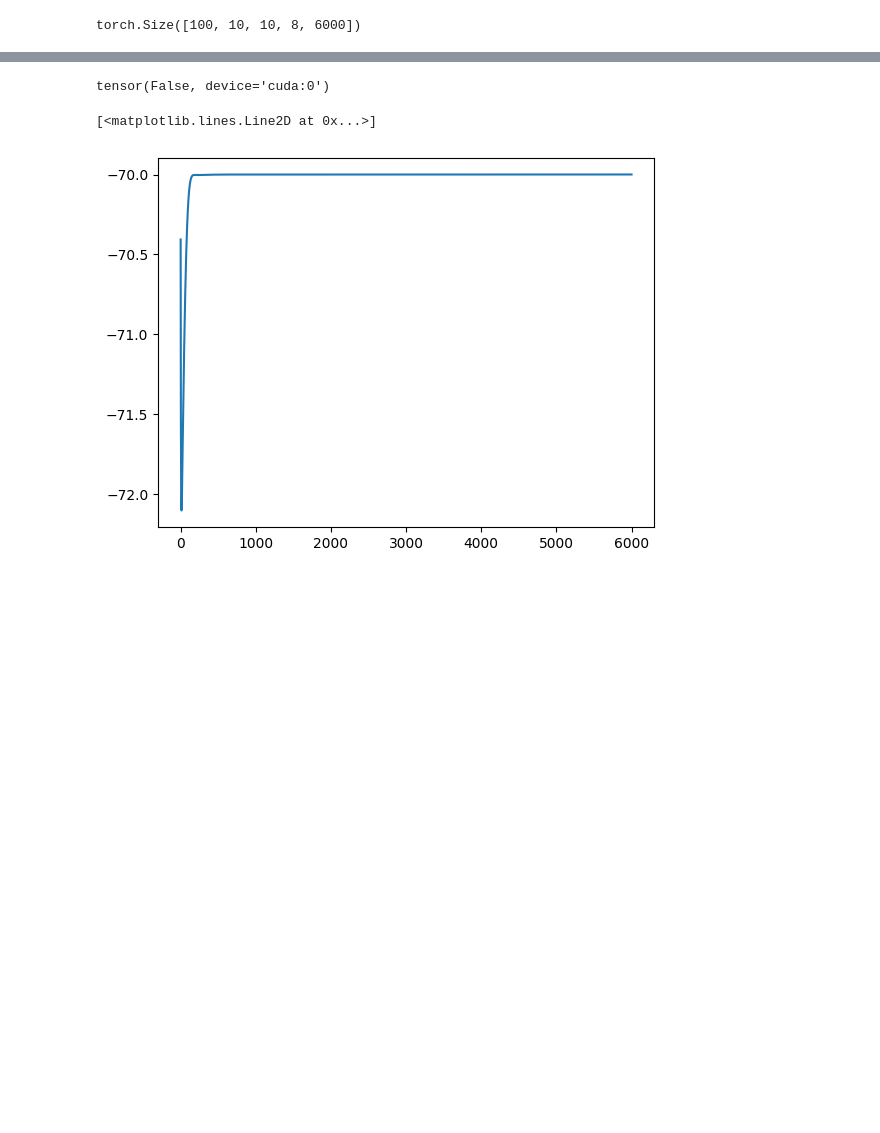
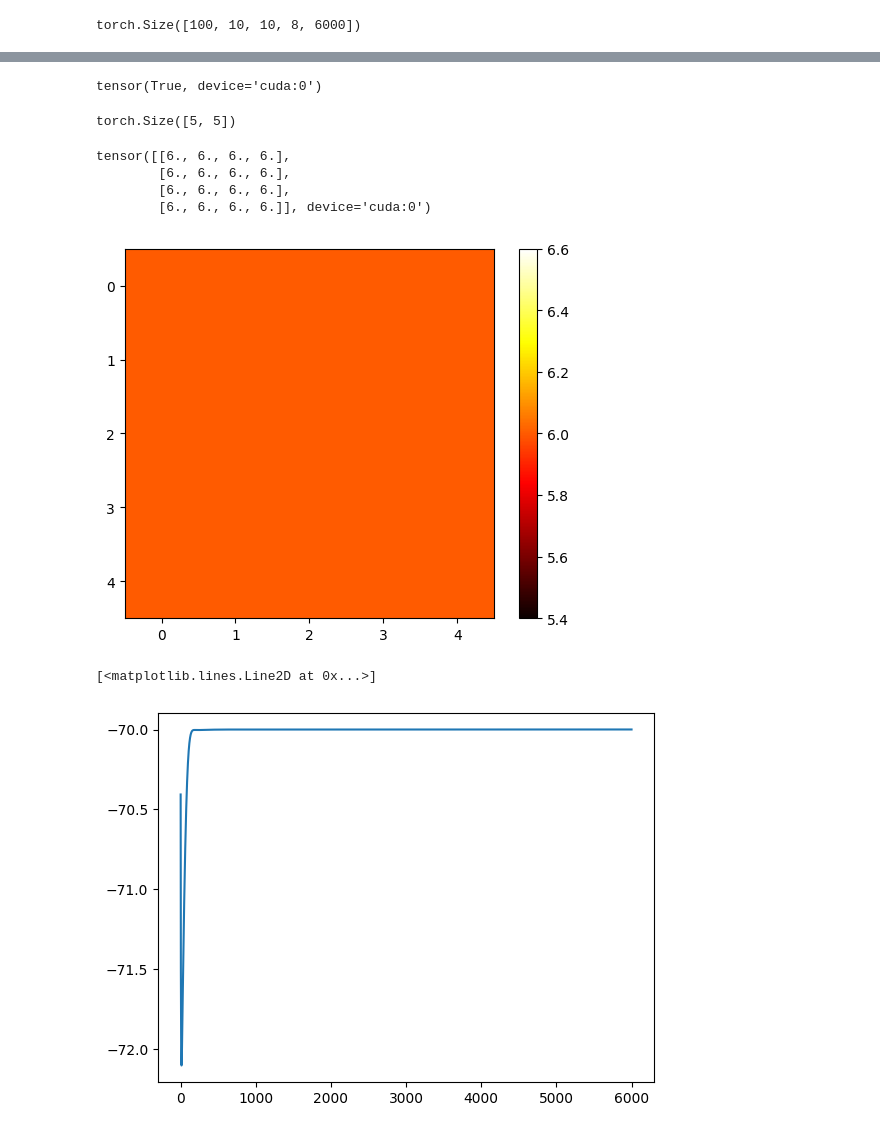
Before and after one commit to hhsherlock/Spiking_NN, a Jupyter notebook: GPU_tensors/torch_network_new.ipynb, the cells around one changed output, grey strips where cells are left out. Drawn from its saved outputs; the diff is of its cells as text; code cells hidden in the pictures; blank space fills up the shorter version.

Commit message:
adding weight and finished changing to individual synapse

```diff
--- a/GPU_tensors/torch_network_new.ipynb
+++ b/GPU_tensors/torch_network_new.ipynb
@@ -60,13 +60,21 @@ current_threshold = -200
 # below parameters are all guesses
 u_se = torch.tensor([0.9, 0.9, 0.9], device=device)
 
-tau_rec = torch.tensor([12, 12, 12], device=device)
-tau_pre = torch.tensor([10, 10, 10], device=device)
-tau_post = torch.tensor([20, 10, 10], device=device)
-tau_decay = torch.tensor([8, 15, 20], device=device)
-tau_rise = torch.tensor([10, 7, 7], device=device)
+tau_rec = torch.tensor([5, 12, 12], device=device)
+tau_pre = torch.tensor([113, 113, 113], device=device)
+# tau_post = torch.tensor([20, 10, 10], device=device)
+tau_decay = torch.tensor([10, 15, 15], device=device)
+tau_rise = torch.tensor([8, 7, 7], device=device)
 
 learning_rate = 0.7
+
+# generate the exponential decrease with time gap values
+gaps = torch.arange(400, 0, -1, device=device).unsqueeze(0).expand(3,400)
+temp_tau_pre = tau_pre.unsqueeze(-1)
+weight_values_matrix = torch.exp(-gaps/temp_tau_pre)
+
+for _ in range(5):
+    weight_values_matrix = weight_values_matrix.unsqueeze(1)
 # %%
 def update_states(mp, current_states, deltaTms=0.05):
         m_alpha = .1*((25-mp) / (torch.exp((25-mp)/10)-1))
@@ -99,6 +99,13 @@ def broadcast_params(param, target):
     param = param.view(new_shape)
     param = param.expand_as(target)
     return param
+
+def broadcast_mp(mp, connection_matrix):
+    num_missing_dim = connection_matrix.dim() - mp.dim()
+    mp = mp.view(*([1]*num_missing_dim), *mp.shape)
+    mp = mp.expand_as(connection_matrix)
+    return mp
+
 
 def runge_kutta(f, y0, h, *arg):
     k1 = f(y0, *arg)
@@ -259,7 +267,7 @@ for i in range(E_num):
 
                 euc_distance = math.sqrt((project_center_x - i)**2 + (project_center_y - j)**2)
                 E_con_E[i,j,k,l] = max_E_E*math.exp(-0.5*(euc_distance/sigma_E_E)**2)
-
+E_con_E = E_con_E.permute(2, 3, 0, 1)
 
 # E to I connection matrix (p=0.1)
 E_con_I = torch.zeros(E_num, E_num, I_num, I_num, device=device)
@@ -511,10 +537,29 @@ torch.Size([10, 10, 8, 20, 20])
 # %%
-torch.any(I_fires != 0)
+torch.any(Out_fires != 0)
 # %% [output]
-tensor(False, device='cuda:0')
+tensor(True, device='cuda:0')
 # %%
 with open(path + 'Spiking_NN/plots/test.pkl', 'wb') as f:
     pickle.dump(Out_fires, f)
+# %%
+test = I_fires.sum(dim=0)
+# %%
+test.shape
+# %% [output]
+torch.Size([5, 5])
+# %%
+test
+# %% [output]
+tensor([[6., 6., 6., 6.],
+        [6., 6., 6., 6.],
+        [6., 6., 6., 6.],
+        [6., 6., 6., 6.]], device='cuda:0')
+# %%
+plt.imshow(test.cpu(), cmap='hot')
+plt.colorbar()
+plt.show()
+# %% [output]
+[figure, added]
 # %%
 plt.plot(np.arange(pointCount), voltages)
 # %% [output]
```
Also changed, not shown: parts of 12 cells of this notebook.
